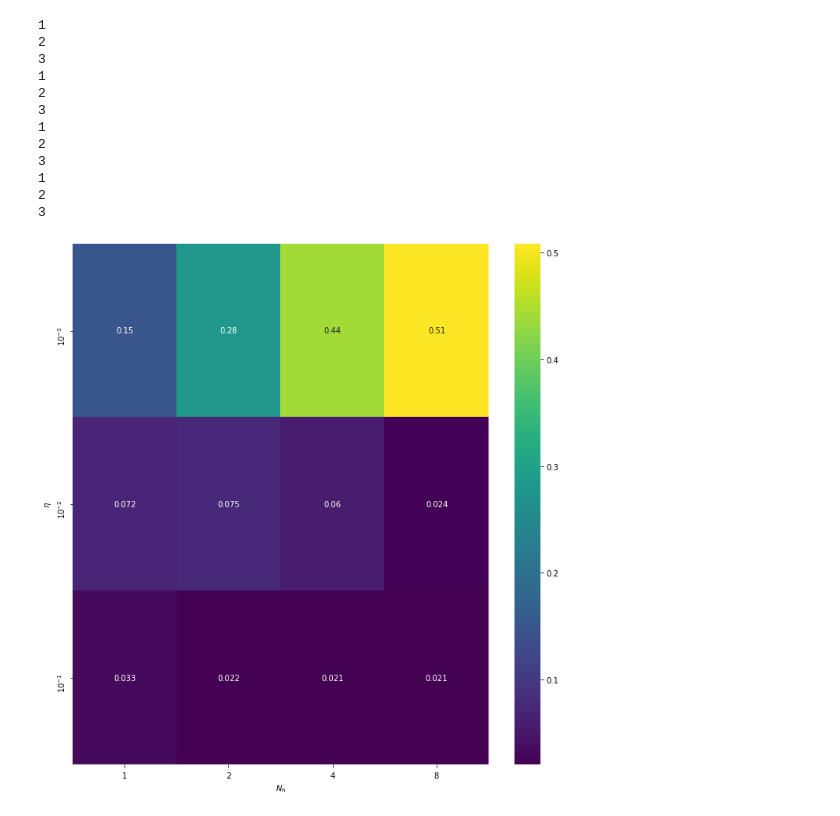
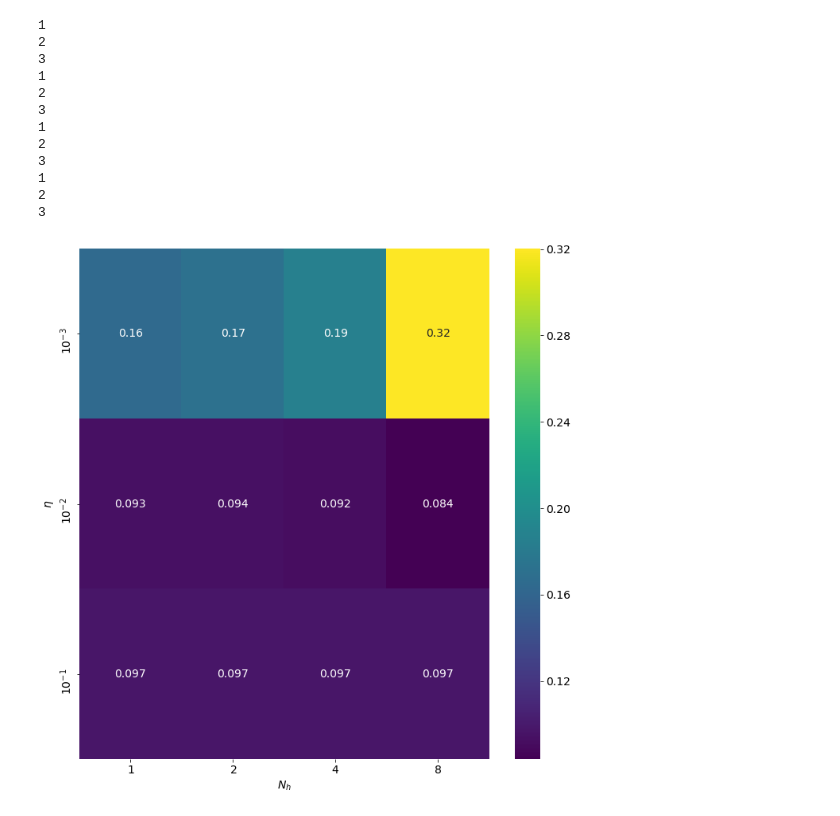
Before and after one commit to MortenTryti/MachineLearning, a Jupyter notebook: Project 2/Singlehidden.ipynb, the cells around one changed output. Saved outputs shown, nothing was run; the diff lists cells and outputs as text; code cells hidden in the pictures.

Commit message:
autograd and hyperparameter added

```diff
--- a/Project 2/Singlehidden.ipynb
+++ b/Project 2/Singlehidden.ipynb
@@ -79,20 +107,20 @@ def feed_forward_train(X,W_hidden, W_out, b_hidden, b_out,activation_function, o
 #### output attac
     z_o = z_h@W_out + b_out
     a_o = output_function(z_o)
-    return a_h, a_o
+    return a_h, a_o, z_h,z_o
 
 #### from lecture notes
-def back_prop(X,Target,W_hidden, W_out, b_hidden, b_out,activation_function, output_function):
-    a_h, a_o = feed_forward_train(X,W_hidden, W_out, b_hidden, b_out,activation_function, output_function)
+def back_prop(X,Target,W_hidden, W_out, b_hidden, b_out,activation_function, output_function,hyper_par):
+    a_h, a_o,z_h,z_o = feed_forward_train(X,W_hidden, W_out, b_hidden, b_out,activation_function, output_function)
 #### output error
-    error_out = DerivariveCostFunc(a_o,Target) #* derivative of output_function
+    error_out = DerivariveCostFunc(a_o,Target)*elementwise_grad(output_function,0)(z_o) #* derivative of output_function
 ### hidden error
-    error_hiden = (error_out @ W_out.T) *  a_h * (1 - a_h) # the last two terms are the derivative of the sigmoid
-
-    w_out_grad = a_h.T @ error_out
+    error_hiden = (error_out @ W_out.T)* elementwise_grad(activation_function,0)(z_h) #*  a_h * (1 - a_h) # the last two terms are the derivative of the sigmoid
+##### the last term is the term due to the hyperparameter
+    w_out_grad = a_h.T @ error_out + 2*hyper_par*W_out
     b_out_grad = np.sum(error_out, axis=0)
 
-    w_hidden_grad = X.T @error_hiden
+    w_hidden_grad = X.T @error_hiden+ 2*hyper_par*W_hidden
     b_hidden_grad = np.sum(error_hiden,axis=0)
 
     return w_out_grad,w_hidden_grad, b_out_grad, b_hidden_grad
@@ -114,6 +142,7 @@ numEpochs = np.array([10,100,1000])
 etas = np.logspace(-3,-1,3)
 lambdas = np.logspace(-4,0,5)
 numberOfStraps = 30
+hyper_par = 0
 
 epochs = numEpochs[1]
 Minibach = numberMinibach[1]
@@ -134,15 +163,15 @@ for hiden in n_hiden:
                 for j in range(Minibach):
                     miniBach = np.random.randint(Minibach)
                     miniBachMin, miniBachMax = MiniBachSize * miniBach,(MiniBachSize) * (miniBach+1)
-                    a_h,a_o = feed_forward_train(bootX[miniBachMin: miniBachMax],w_h,w_o,b_h,b_o,Sigmoid,Identity)
+                    #a_h,a_o = feed_forward_train(bootX[miniBachMin: miniBachMax],w_h,w_o,b_h,b_o,Sigmoid,Identity)
                     w_out_grad,w_hidden_grad,b_out_grad, b_hidden_grad = back_prop(
-                        bootX[miniBachMin: miniBachMax],booty[miniBachMin: miniBachMax],w_h, w_o, b_h, b_o,Sigmoid, Identity)
+                        bootX[miniBachMin: miniBachMax],booty[miniBachMin: miniBachMax],w_h, w_o, b_h, b_o,Sigmoid, Identity,hyper_par)
                     w_h -= eta*w_hidden_grad
                     w_o -= eta*w_out_grad
                     b_h -= eta*b_hidden_grad
                     b_o -= eta*b_out_grad
-            a_h, y_pred_test =feed_forward_train(X_test,w_h,w_o,b_h,b_o,Sigmoid,Identity)
-            a_h, y_pred_train =feed_forward_train(X_train,w_h,w_o,b_h,b_o,Sigmoid,Identity)
+            a_h, y_pred_test,z_h,z_o =feed_forward_train(X_test,w_h,w_o,b_h,b_o,Sigmoid,Identity)
+            a_h, y_pred_train,z_h,z_o =feed_forward_train(X_train,w_h,w_o,b_h,b_o,Sigmoid,Identity)
             MSEdeglisttest[i] =MSE(y_test,y_pred_test)
             MSEdeglisttrain[i]= MSE(y_train,y_pred_train)
         MSE_train_ler[counter_eta,counter_hidden] = np.mean(MSEdeglisttrain)
@@ -154,31 +183,31 @@ for hiden in n_hiden:
 
 tick = ticker.ScalarFormatter(useOffset=False, useMathText=True)
 tick.set_powerlimits((0,0))
 
 tx = [u"${}$".format(tick.format_data(x)) for x in n_hiden]
 ty = [u"${}$".format(tick.format_data(x)) for x in etas]
 
 #lambdas_sea = [lambdas[i] for i in range(len(lambdas))]
 #etas_sea =  [etas[i] for i in range(len(etas))]
 
 fig, ax = plt.subplots(figsize = (10, 10))
 sns.heatmap(data=MSE_test_ler,ax=ax, cmap="viridis",annot=True ,xticklabels=tx, yticklabels=ty,)
 ax.set_xlabel(r'$N_h$')
 ax.set_ylabel(r'$\eta$')
 plt.tight_layout()
 plt.savefig(f"Test.pdf")
 plt.show()
 # %% [output]
 1
 2
 3
 1
 2
 3
 1
 2
 3
 1
 2
 3
-[figure, old version]
+[figure, new version]
```
Also changed, not shown: parts of 2 cells of this notebook.
